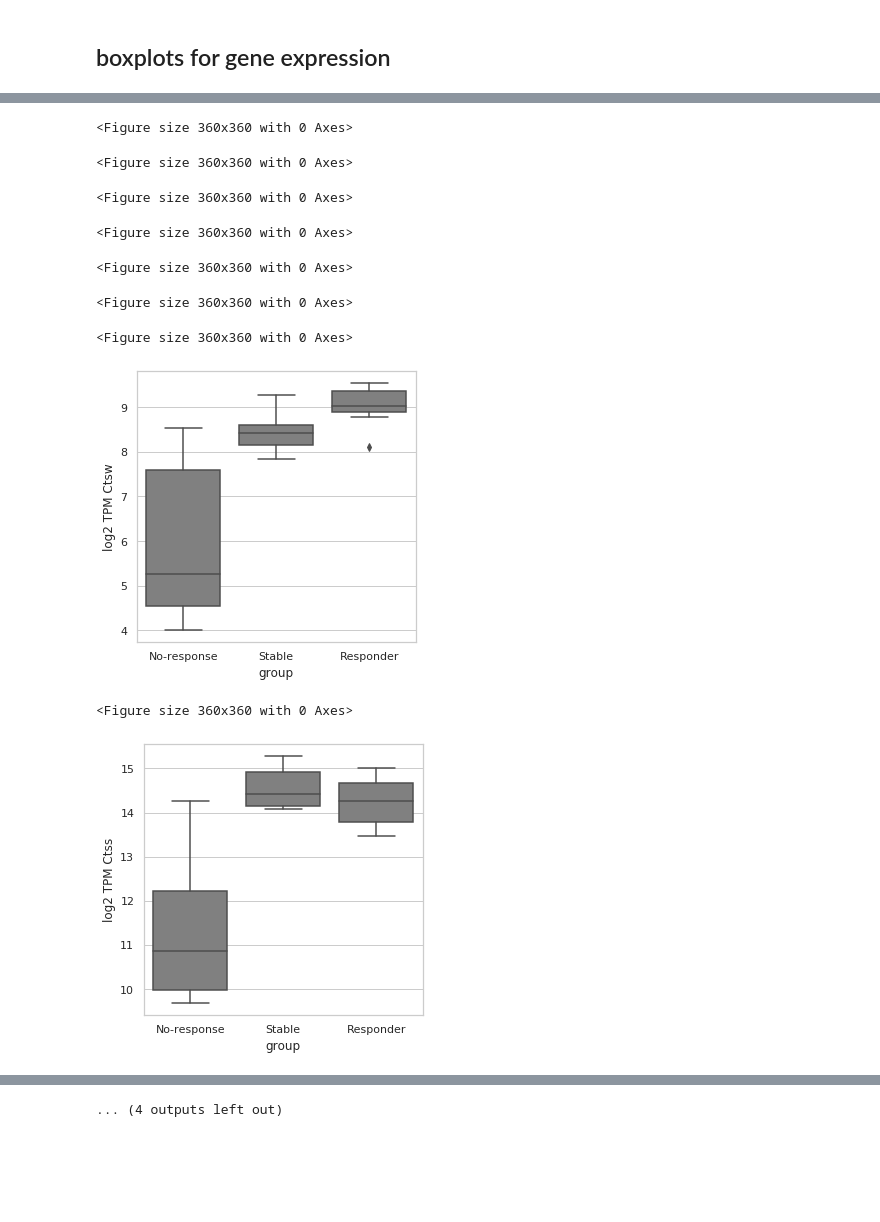
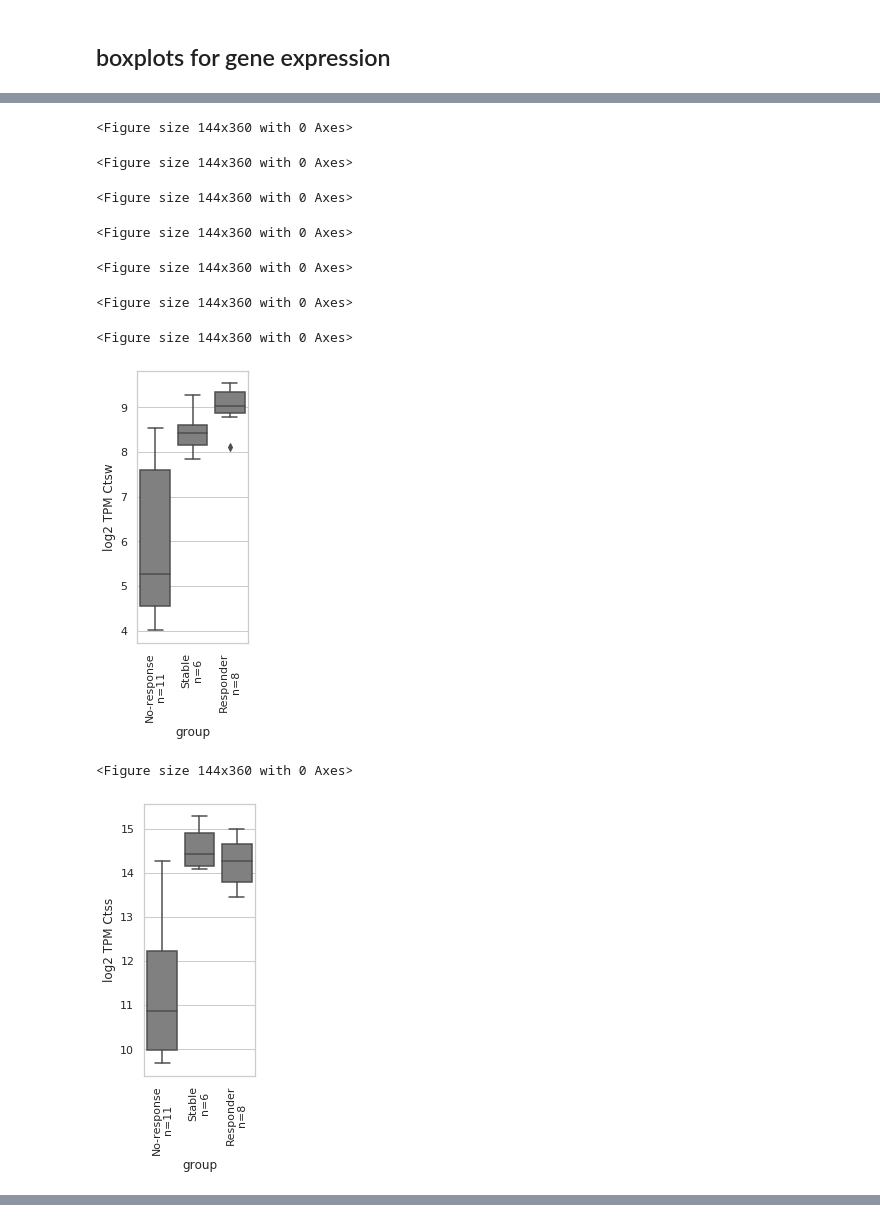
Before and after one commit to meghanasp21/TIMEgermline, a Jupyter notebook: disease-relevance/notebooks/chi-ping-validation.ipynb, the cells around one changed output, grey strips where cells are left out. Saved outputs shown, nothing was run; the diff lists cells and outputs as text; code cells hidden in the pictures; blank space fills up the shorter version.

```diff
--- a/disease-relevance/notebooks/chi-ping-validation.ipynb
+++ b/disease-relevance/notebooks/chi-ping-validation.ipynb
@@ -49,10 +75,22 @@ mouse.head()
+# %%
+cat1 = rna[rna["group"]=="Responder"]
+cat2 = rna[rna["group"]=="No-response"]
 # %%
 for x in mouse["Mouse gene name"].tolist()+["Pirb"]:
     try:
         sns.set(style="whitegrid", font_scale = 1)
-        plt.figure(figsize=(5,5))
+        plt.figure(figsize=(2,5))
         ax=sns.boxplot(x="group", y=x,data=rna,color="gray")
         plt.ylabel("log2 TPM "+x)
+
+        labels = [item.get_text() for item in ax.get_xticklabels()]
+        labels=[x+"\nn="+str(len(rna[rna["group"]==x])) for x in labels]
+
+        ax.set_xticklabels(labels)
+
+        plt.xticks(rotation=90)
+        plt.savefig("../plots/"+x+".pdf")
+        print(ttest_ind(cat1[x], cat2[x]))
     except:
         print(x)
 # %% [output]
@@ -67,10 +110,10 @@ Psmd2
-<Figure size 360x360 with 0 Axes>
+<Figure size 144x360 with 0 Axes>
-<Figure size 360x360 with 0 Axes>
+<Figure size 144x360 with 0 Axes>
-<Figure size 360x360 with 0 Axes>
+<Figure size 144x360 with 0 Axes>
-<Figure size 360x360 with 0 Axes>
+<Figure size 144x360 with 0 Axes>
-<Figure size 360x360 with 0 Axes>
+<Figure size 144x360 with 0 Axes>
-<Figure size 360x360 with 0 Axes>
+<Figure size 144x360 with 0 Axes>
-<Figure size 360x360 with 0 Axes>
+<Figure size 144x360 with 0 Axes>
-[figure, old version]
+[figure, new version]
-<Figure size 360x360 with 0 Axes>
+<Figure size 144x360 with 0 Axes>
-[figure, old version]
+[figure, new version]
@@ -78 +120,0 @@ Psmd2
-... (4 outputs left out)
```
Also changed, not shown: parts of 17 cells of this notebook, 32 other files.
